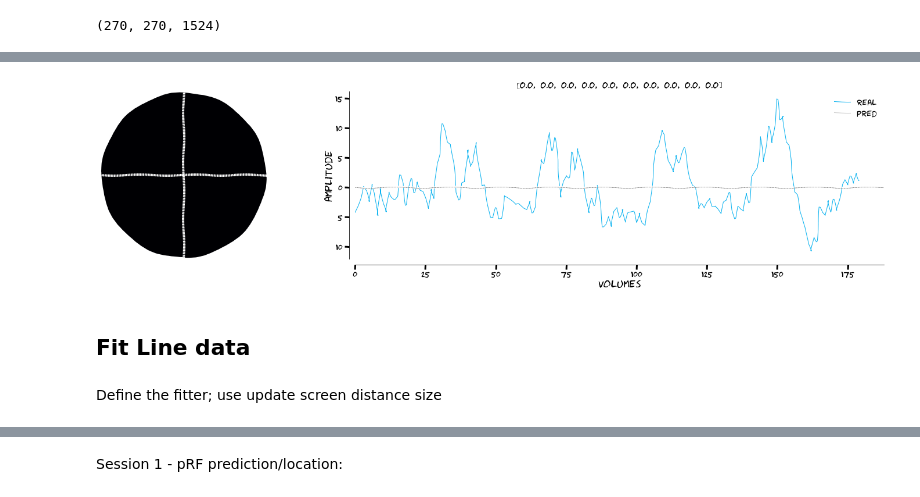
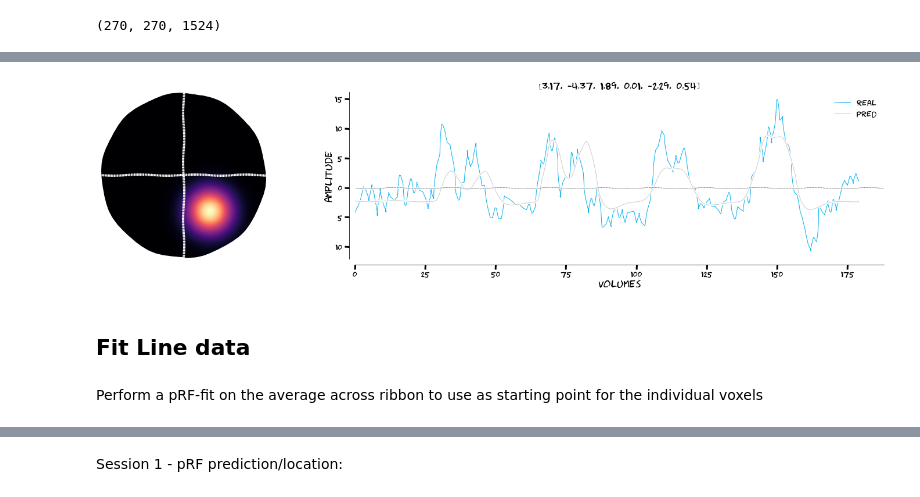
Before and after one commit to spinoza-centre/pRFline, a Jupyter notebook: notebooks/prf/exp_lineprf2.ipynb, the cells around one changed output, grey strips where cells are left out. Drawn from its saved outputs; the diff is of its cells as text; code cells hidden in the pictures.

```diff
--- a/notebooks/prf/exp_lineprf2.ipynb
+++ b/notebooks/prf/exp_lineprf2.ipynb
@@ -349,30 +351,31 @@ design.shape
 # %%
-prf_pfov = opj(prf_new, "sub-003_ses-3_task-pRF_acq-3DEPI_model-norm_stage-iter_desc-prf_params.npy")
+prf_pfov = opj(prf_new, "sub-003_ses-3_task-pRF_acq-3DEPI_model-gauss_stage-iter_desc-prf_params.npy")
 if not os.path.exists(prf_pfov):
     print(f"Running fit")
-    modelling_pfov = prf.pRFmodelFitting(partial_nan.T,
-                                         design_matrix=design_pfov,
-                                         TR=pfov_TR,
-                                         model='norm',
-                                         stage='grid+iter',
-                                         verbose=True,
-                                         output_dir=prf_new,
-                                         output_base="sub-003_ses-3_task-pRF_acq-3DEPI",
-                                         write_files=True)
+    # modelling_pfov = prf.pRFmodelFitting(partial_nan.T,
+    #                                      design_matrix=design_pfov,
+    #                                      TR=pfov_TR,
+    #                                      model='norm',
+    #                                      stage='grid+iter',
+    #                                      verbose=True,
+    #                                      output_dir=prf_new,
+    #                                      output_base="sub-003_ses-3_task-pRF_acq-3DEPI",
+    #                                      write_files=True)
 
-    modelling_pfov.fit()
+    # modelling_pfov.fit()
 else:
     print(f"Loading parameter file {prf_pfov}")
-    yml = utils.get_file_from_substring("sett   ings", prf_new)
+    yml = utils.get_file_from_substring("settings", prf_new)
     if isinstance(yml, list):
         yml = yml[-1]
 
+    model = "gauss"
     modelling_pfov = prf.pRFmodelFitting(partial_nan.T,
                                          design_matrix=design_pfov,
                                          settings=yml,
-                                         model="norm",
+                                         model=model,
                                          output_dir=prf_new,
                                          output_base="sub-003_ses-3_task-pRF_acq-3DEPI")
 
-    modelling_pfov.load_params(np.load(prf_pfov), model='norm', stage='iter')
+    modelling_pfov.load_params(np.load(prf_pfov), model=model, stage='iter', acq="3DEPI")
 # %% [output]
@@ -407,8 +384,8 @@ Starting norm iterfit at 2022/02/18 16:26:51
 # %%
-pars,_,_ = modelling_pfov.plot_vox(vox_nr=336, model='norm', xkcd=plot_xkcd, title='pars', transpose=False)
+pars,_,_ = modelling_pfov.plot_vox(vox_nr=336, model='gauss', xkcd=plot_xkcd, title='pars', transpose=False)
 # %% [output]
-[figure, old version]
+[figure, new version]
 # %% [markdown]
 ## Fit Line data
-# %% [markdown]
-Define the fitter; use update screen distance size
+# %% [markdown]
+Perform a pRF-fit on the average across ribbon to use as starting point for the individual voxels
```
Also changed, not shown: parts of 10 cells of this notebook.
